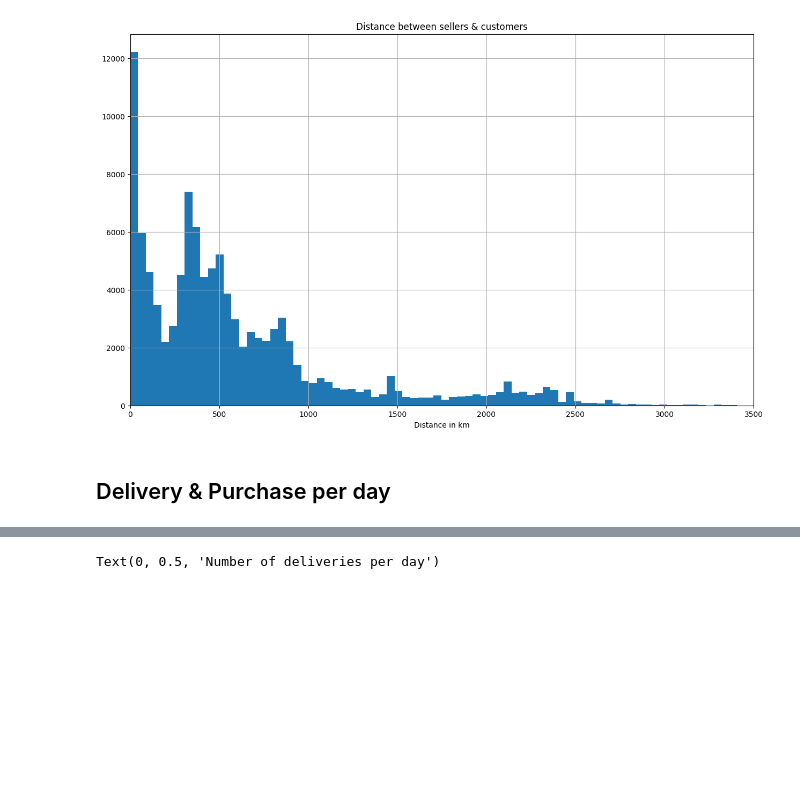
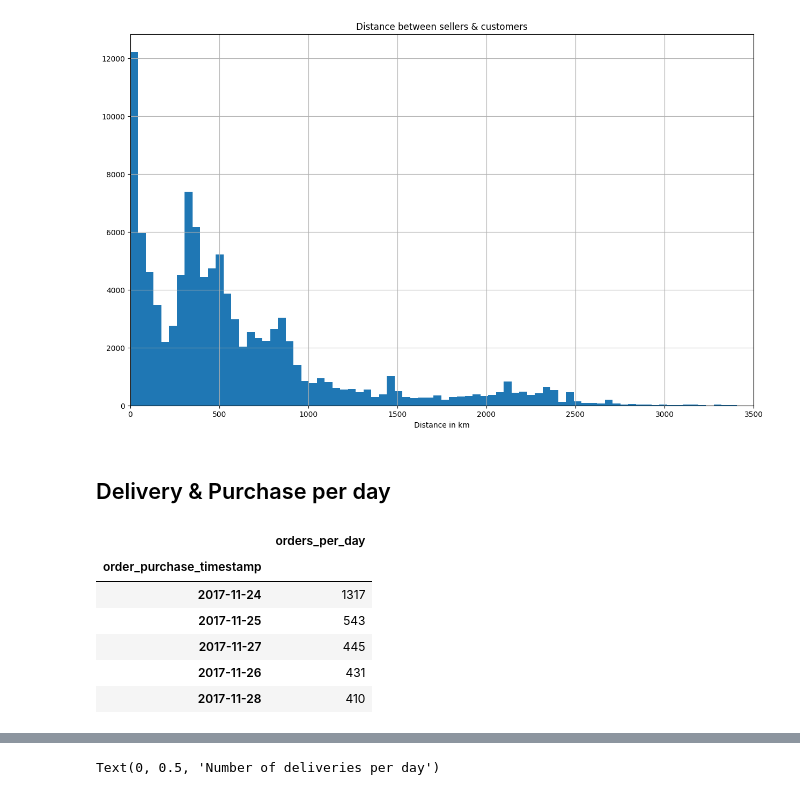
Before and after one commit to Ksyu22/olist_ecommerce, a Jupyter notebook: olist_ecommerce/notebooks/eda_delivery_prediction.ipynb, the cells around one changed output, grey strips where cells are left out. Cells and saved outputs as stored; diff of their text form; code cells hidden in the pictures; blank space fills up the shorter version.

```diff
--- a/olist_ecommerce/notebooks/eda_delivery_prediction.ipynb
+++ b/olist_ecommerce/notebooks/eda_delivery_prediction.ipynb
@@ -683,0 +688,10 @@ daily_order = pd.DataFrame(df['order_purchase_timestamp'].groupby([df['order_pur
+# %%
+daily_order.sort_values(by='orders_per_day', ascending=False).head()
+# %% [output]
+|  | orders_per_day |
+| order_purchase_timestamp |  |
+| 2017-11-24 | 1317 |
+| 2017-11-25 | 543 |
+| 2017-11-27 | 445 |
+| 2017-11-26 | 431 |
+| 2017-11-28 | 410 |
```
Also changed, not shown: parts of 7 cells of this notebook.
